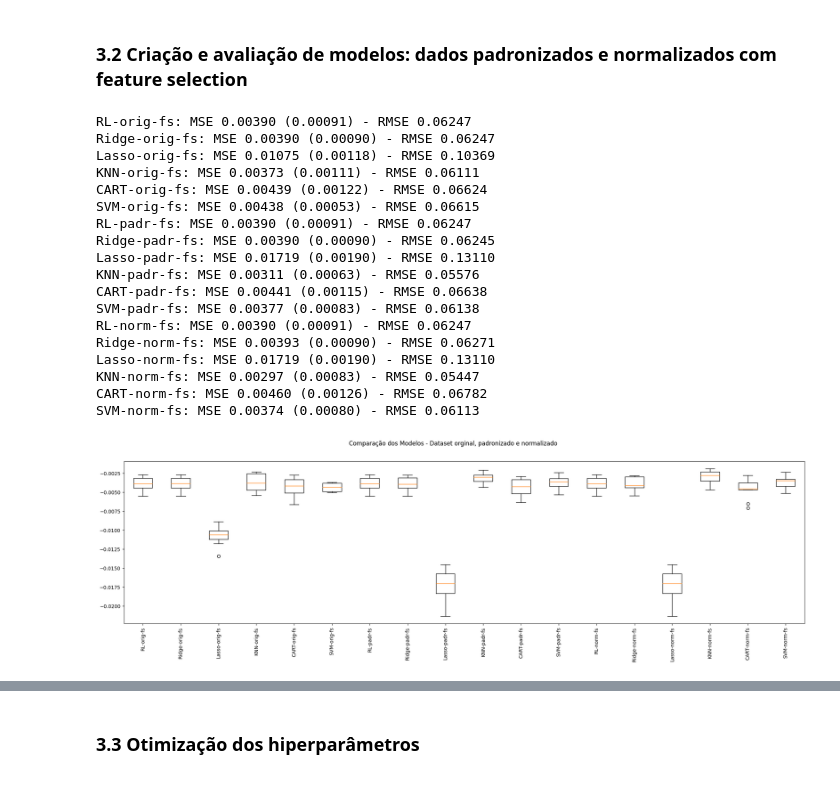
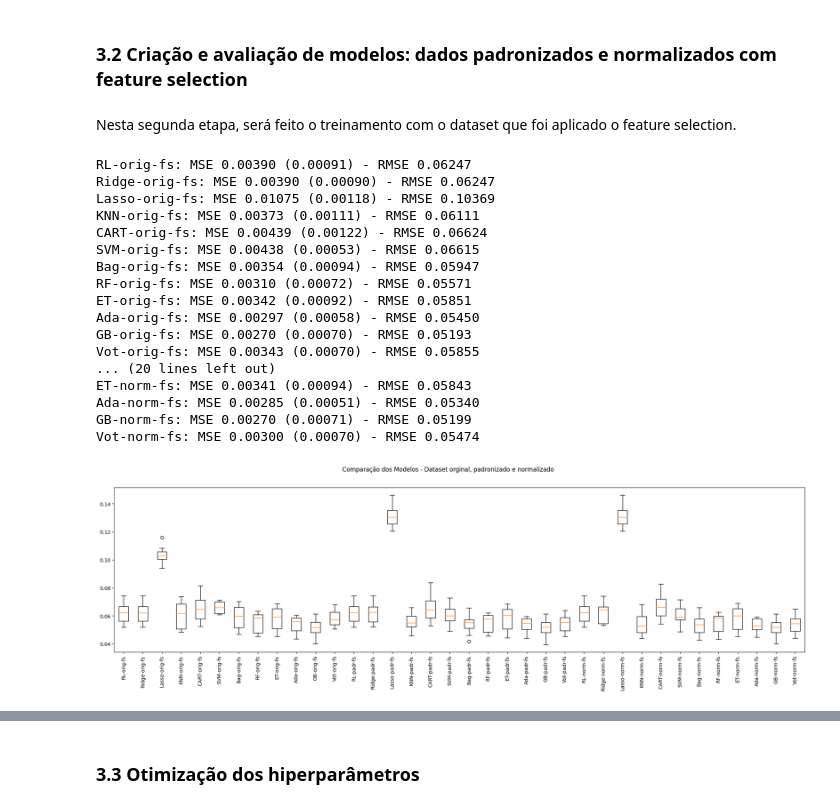
Before and after one commit to kranov582/mvp-2-parte-1, a Jupyter notebook: mvp_2.ipynb, the cells around one changed output, grey strips where cells are left out. Drawn from its saved outputs; the diff is of its cells as text; code cells hidden in the pictures.

```diff
--- a/mvp_2.ipynb
+++ b/mvp_2.ipynb
@@ -512,5 +562,7 @@ SVM-norm: MSE 0.00456 (0.00064) - RMSE 0.06755
 # %% [markdown]
 ### 3.2 Criação e avaliação de modelos: dados padronizados e normalizados com feature selection
+# %% [markdown]
+Nesta segunda etapa, será feito o treinamento com o dataset que foi aplicado o feature selection.
 # %%
 np.random.seed(9) # definindo uma semente global para este bloco
 
@@ -519,6 +571,19 @@ pipelines = []
 results = []
 names = []
 
+# Definindo os parâmetros do classificador base para o BaggingClassifier
+base = KNeighborsRegressor()
+num_trees = 100
+max_features = 3
+
+# Criando os modelos para o VotingClassifier
+bases = []
+model1 = KNeighborsRegressor()
+bases.append(('KNN', model1))
+model2 = SVR()
+bases.append(('svr', model2))
+model3 = Ridge()
+bases.append(('ridge', model3))
 
 # Criando os elementos do pipeline
 
@@ -529,6 +594,12 @@ lasso_reg = ('Lasso', Lasso())
 KNN = ('KNN', KNeighborsRegressor())
 CART = ('CART', DecisionTreeRegressor())
 SVM = ('SVM', SVR())
+bagging = ('Bagging', BaggingRegressor(estimator=base, n_estimators=num_trees))
+random_forest = ('RF', RandomForestRegressor(n_estimators=num_trees, max_features=max_features))
+extra_trees = ('ET', ExtraTreesRegressor(n_estimators=num_trees, max_features=max_features))
+adaboost = ('Ada', AdaBoostRegressor(n_estimators=num_trees))
+gradient_boosting = ('GB', GradientBoostingRegressor(n_estimators=num_trees))
+voting = ('Voting', VotingRegressor(bases))
 
 # Transformações que serão utilizadas
 
@@ -544,6 +615,12 @@ pipelines.append(('Lasso-orig-fs', Pipeline([lasso_reg])))
 pipelines.append(('KNN-orig-fs', Pipeline([KNN])))
 pipelines.append(('CART-orig-fs', Pipeline([CART])))
 pipelines.append(('SVM-orig-fs', Pipeline([SVM])))
+pipelines.append(('Bag-orig-fs', Pipeline([bagging])))
+pipelines.append(('RF-orig-fs', Pipeline([random_forest])))
+pipelines.append(('ET-orig-fs', Pipeline([extra_trees])))
+pipelines.append(('Ada-orig-fs', Pipeline([adaboost])))
+pipelines.append(('GB-orig-fs', Pipeline([gradient_boosting])))
+pipelines.append(('Vot-orig-fs', Pipeline([voting])))
 
 # Dataset Padronizado
 pipelines.append(('RL-padr-fs', Pipeline([standard_scaler, reg_lin])))
@@ -552,50 +629,61 @@ pipelines.append(('Lasso-padr-fs', Pipeline([standard_scaler, lasso_reg])))
 pipelines.append(('KNN-padr-fs', Pipeline([standard_scaler, KNN])))
 pipelines.append(('CART-padr-fs', Pipeline([standard_scaler, CART])))
 pipelines.append(('SVM-padr-fs', Pipeline([standard_scaler, SVM])))
+pipelines.append(('Bag-padr-fs', Pipeline([standard_scaler, bagging])))
+pipelines.append(('RF-padr-fs', Pipeline([standard_scaler, random_forest])))
+pipelines.append(('ET-padr-fs', Pipeline([standard_scaler, extra_trees])))
+pipelines.append(('Ada-padr-fs', Pipeline([standard_scaler, adaboost])))
+pipelines.append(('GB-padr-fs', Pipeline([standard_scaler, gradient_boosting])))
+pipelines.append(('Vot-padr-fs', Pipeline([standard_scaler, voting])))
 
 # Dataset Normalizado
 pipelines.append(('RL-norm-fs', Pipeline([min_max_scaler, reg_lin])))
 pipelines.append(('Ridge-norm-fs', Pipeline([min_max_scaler, ridge_reg])))
 pipelines.append(('Lasso-norm-fs', Pipeline([min_max_scaler, lasso_reg])))
 pipelines.append(('KNN-norm-fs', Pipeline([min_max_scaler, KNN])))
 pipelines.append(('CART-norm-fs', Pipeline([min_max_scaler, CART])))
 pipelines.append(('SVM-norm-fs', Pipeline([min_max_scaler, SVM])))
+pipelines.append(('Bag-norm-fs', Pipeline([min_max_scaler, bagging])))
+pipelines.append(('RF-norm-fs', Pipeline([min_max_scaler, random_forest])))
+pipelines.append(('ET-norm-fs', Pipeline([min_max_scaler, extra_trees])))
+pipelines.append(('Ada-norm-fs', Pipeline([min_max_scaler, adaboost])))
+pipelines.append(('GB-norm-fs', Pipeline([min_max_scaler, gradient_boosting])))
+pipelines.append(('Vot-norm-fs', Pipeline([min_max_scaler, voting])))
 
 # Executando os pipelines
 for name, model in pipelines:
     cv_results = cross_val_score(model, X_train_FS, y_train_FS, cv=kfold, scoring='neg_mean_squared_error')
-    results.append(cv_results)
+    results.append(np.sqrt(abs(cv_results)))
     names.append(name)
     msg = "%s: MSE %0.5f (%0.5f) - RMSE %0.5f" % (name, abs(cv_results.mean()), cv_results.std(), np.sqrt(abs(cv_results.mean())))
     nova_linha = {'Modelo': name, 'RMSE': np.sqrt(abs(cv_results.mean()))}
     final_results = final_results.append(nova_linha, ignore_index=True)
     print(msg)
 
 # Boxplot de comparação dos modelos
 fig = plt.figure(figsize=(25,6))
 fig.suptitle('Comparação dos Modelos - Dataset orginal, padronizado e normalizado')
 ax = fig.add_subplot(111)
 plt.boxplot(results)
 ax.set_xticklabels(names, rotation=90)
 plt.show()
 # %% [output]
 RL-orig-fs: MSE 0.00390 (0.00091) - RMSE 0.06247
 Ridge-orig-fs: MSE 0.00390 (0.00090) - RMSE 0.06247
 Lasso-orig-fs: MSE 0.01075 (0.00118) - RMSE 0.10369
 KNN-orig-fs: MSE 0.00373 (0.00111) - RMSE 0.06111
 CART-orig-fs: MSE 0.00439 (0.00122) - RMSE 0.06624
 SVM-orig-fs: MSE 0.00438 (0.00053) - RMSE 0.06615
-RL-padr-fs: MSE 0.00390 (0.00091) - RMSE 0.06247
-Ridge-padr-fs: MSE 0.00390 (0.00090) - RMSE 0.06245
-Lasso-padr-fs: MSE 0.01719 (0.00190) - RMSE 0.13110
-KNN-padr-fs: MSE 0.00311 (0.00063) - RMSE 0.05576
-CART-padr-fs: MSE 0.00441 (0.00115) - RMSE 0.06638
-SVM-padr-fs: MSE 0.00377 (0.00083) - RMSE 0.06138
-RL-norm-fs: MSE 0.00390 (0.00091) - RMSE 0.06247
-Ridge-norm-fs: MSE 0.00393 (0.00090) - RMSE 0.06271
-Lasso-norm-fs: MSE 0.01719 (0.00190) - RMSE 0.13110
-KNN-norm-fs: MSE 0.00297 (0.00083) - RMSE 0.05447
-CART-norm-fs: MSE 0.00460 (0.00126) - RMSE 0.06782
-SVM-norm-fs: MSE 0.00374 (0.00080) - RMSE 0.06113
+Bag-orig-fs: MSE 0.00354 (0.00094) - RMSE 0.05947
+RF-orig-fs: MSE 0.00310 (0.00072) - RMSE 0.05571
+ET-orig-fs: MSE 0.00342 (0.00092) - RMSE 0.05851
+Ada-orig-fs: MSE 0.00297 (0.00058) - RMSE 0.05450
+GB-orig-fs: MSE 0.00270 (0.00070) - RMSE 0.05193
+Vot-orig-fs: MSE 0.00343 (0.00070) - RMSE 0.05855
+... (20 lines left out)
+ET-norm-fs: MSE 0.00341 (0.00094) - RMSE 0.05843
+Ada-norm-fs: MSE 0.00285 (0.00051) - RMSE 0.05340
+GB-norm-fs: MSE 0.00270 (0.00071) - RMSE 0.05199
+Vot-norm-fs: MSE 0.00300 (0.00070) - RMSE 0.05474
-[figure, old version]
+[figure, new version]
 # %%
```
Also changed, not shown: parts of 37 cells of this notebook.
